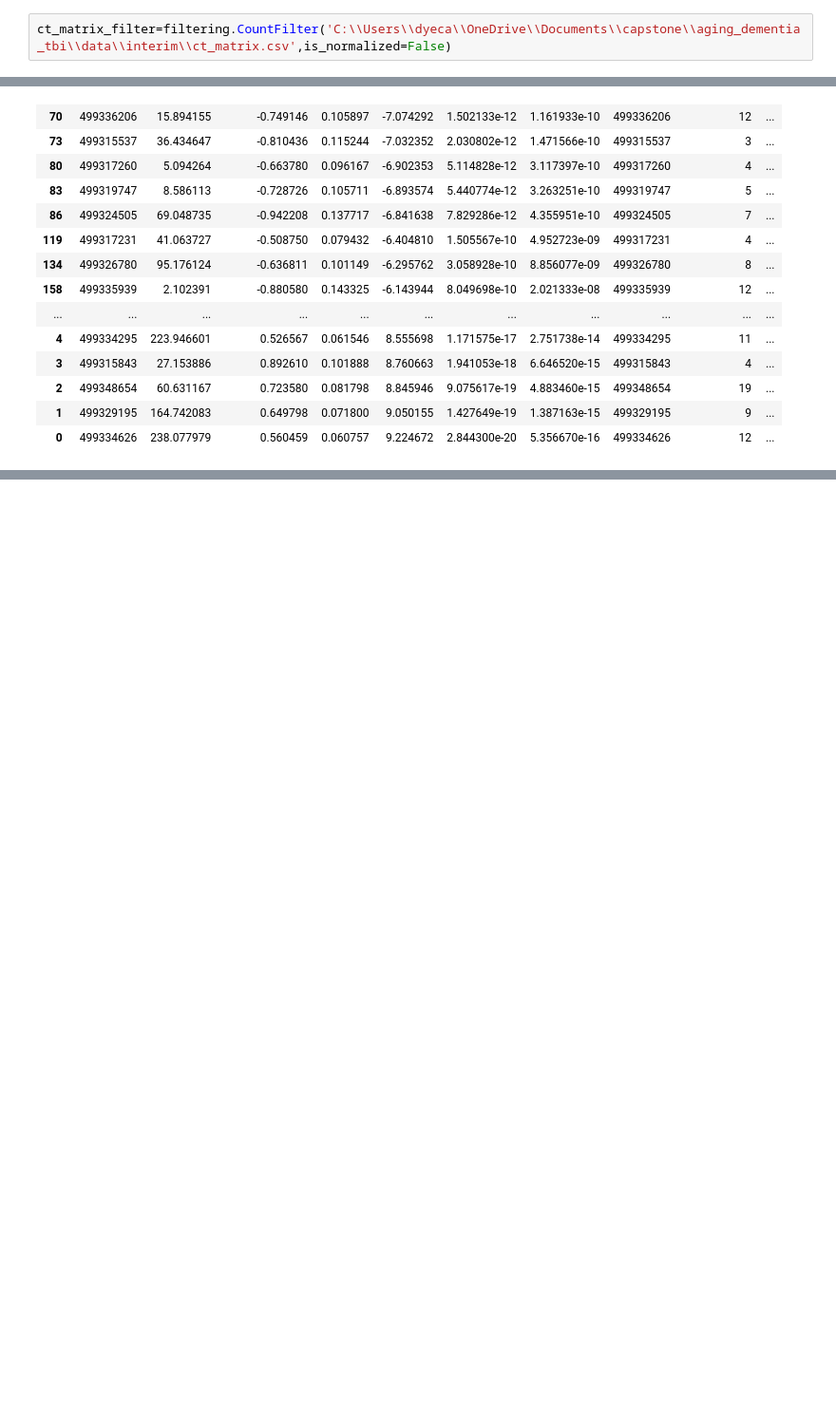
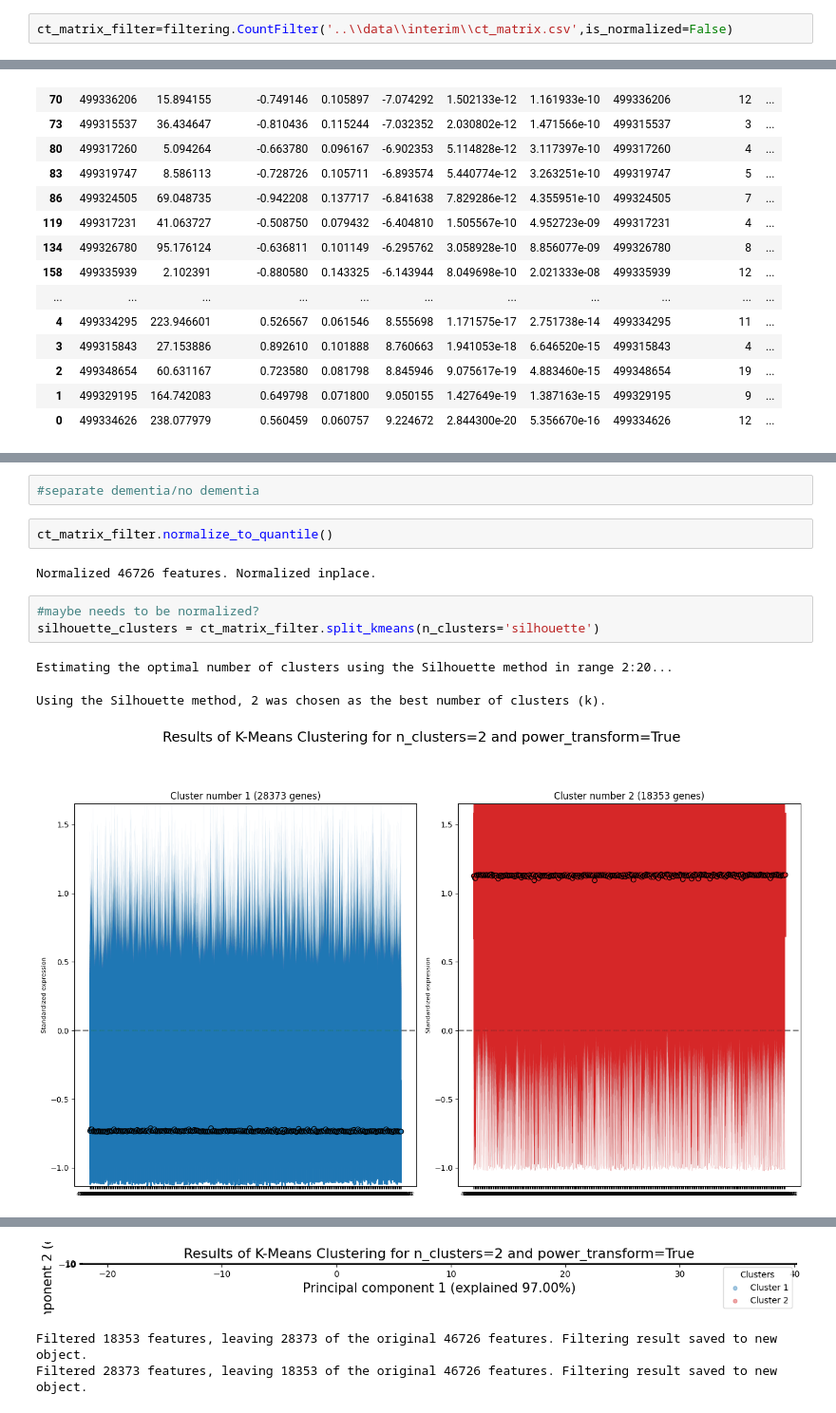
Before and after one commit to clmangham/aging_dementia_tbi, a Jupyter notebook: notebooks/RNAnalysis_CD.ipynb, the cells around one changed output, grey strips where cells are left out. Shown at 95% size. Cells and saved outputs as stored; diff of their text form; blank space fills up the shorter version.

```diff
--- a/notebooks/RNAnalysis_CD.ipynb
+++ b/notebooks/RNAnalysis_CD.ipynb
@@ -122,5 +131,5 @@ exp_design.rename(columns={'act_demented':'condition'}).to_csv('C:\\Users\\dyeca
 # %% [markdown]
 Run DESeq2 Differential Expression and Limma Voom Differential Expression
 # %%
-ct_matrix_filter=filtering.CountFilter('C:\\Users\\dyeca\\OneDrive\\Documents\\capstone\\aging_dementia_tbi\\data\\interim\\ct_matrix.csv',is_normalized=False)
+ct_matrix_filter=filtering.CountFilter('..\\data\\interim\\ct_matrix.csv',is_normalized=False)
 # %%
@@ -676,0 +696,13 @@ top_df
+# %%
+#separate dementia/no dementia
+# %%
+ct_matrix_filter.normalize_to_quantile()
+# %% [output]
+Normalized 46726 features. Normalized inplace.
+# %%
+#maybe needs to be normalized?
+silhouette_clusters = ct_matrix_filter.split_kmeans(n_clusters='silhouette')
+# %% [output]
+Estimating the optimal number of clusters using the Silhouette method in range 2:20...
+Using the Silhouette method, 2 was chosen as the best number of clusters (k).
+[figure, added]
@@ -676,0 +711,3 @@ top_df
+[figure, added]
+Filtered 18353 features, leaving 28373 of the original 46726 features. Filtering result saved to new object.
+Filtered 28373 features, leaving 18353 of the original 46726 features. Filtering result saved to new object.
```
Also changed, not shown: parts of 28 cells of this notebook, 1 other file.
